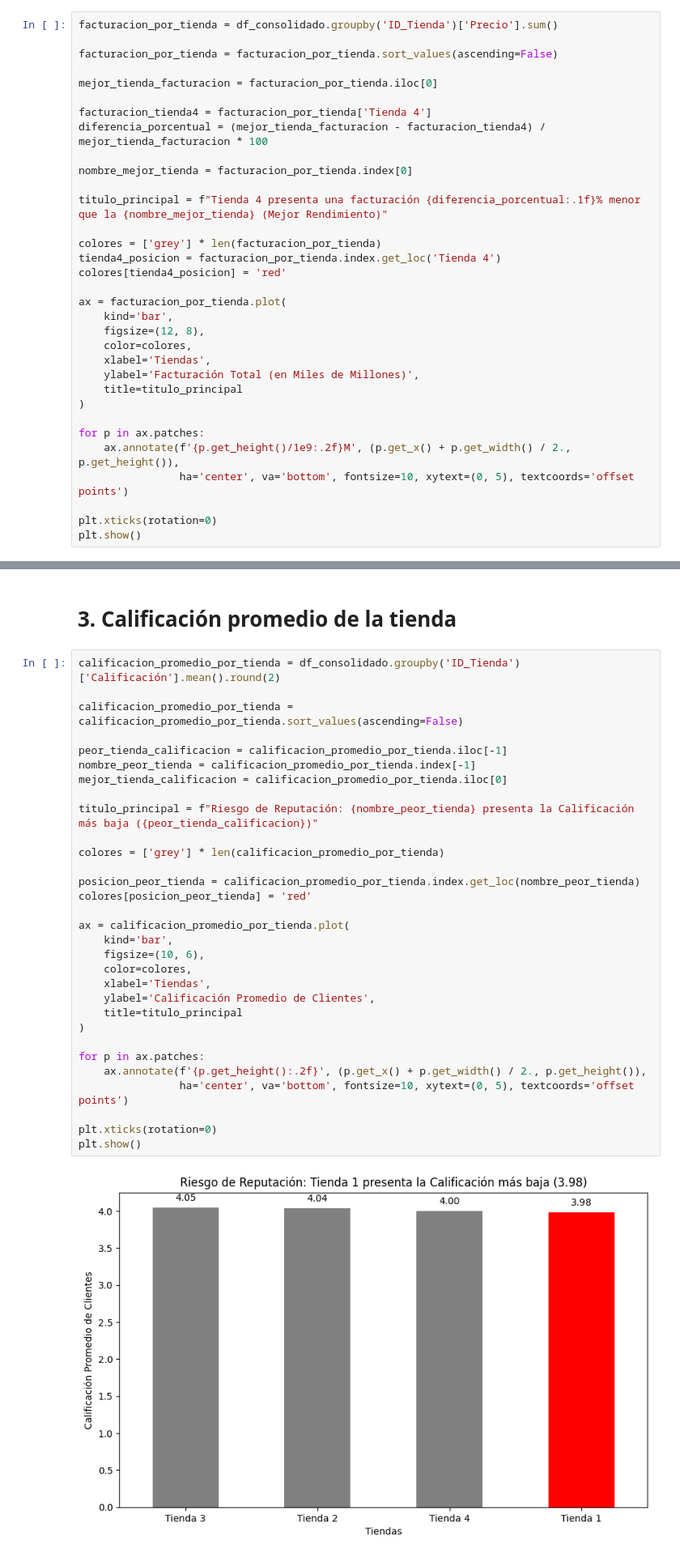
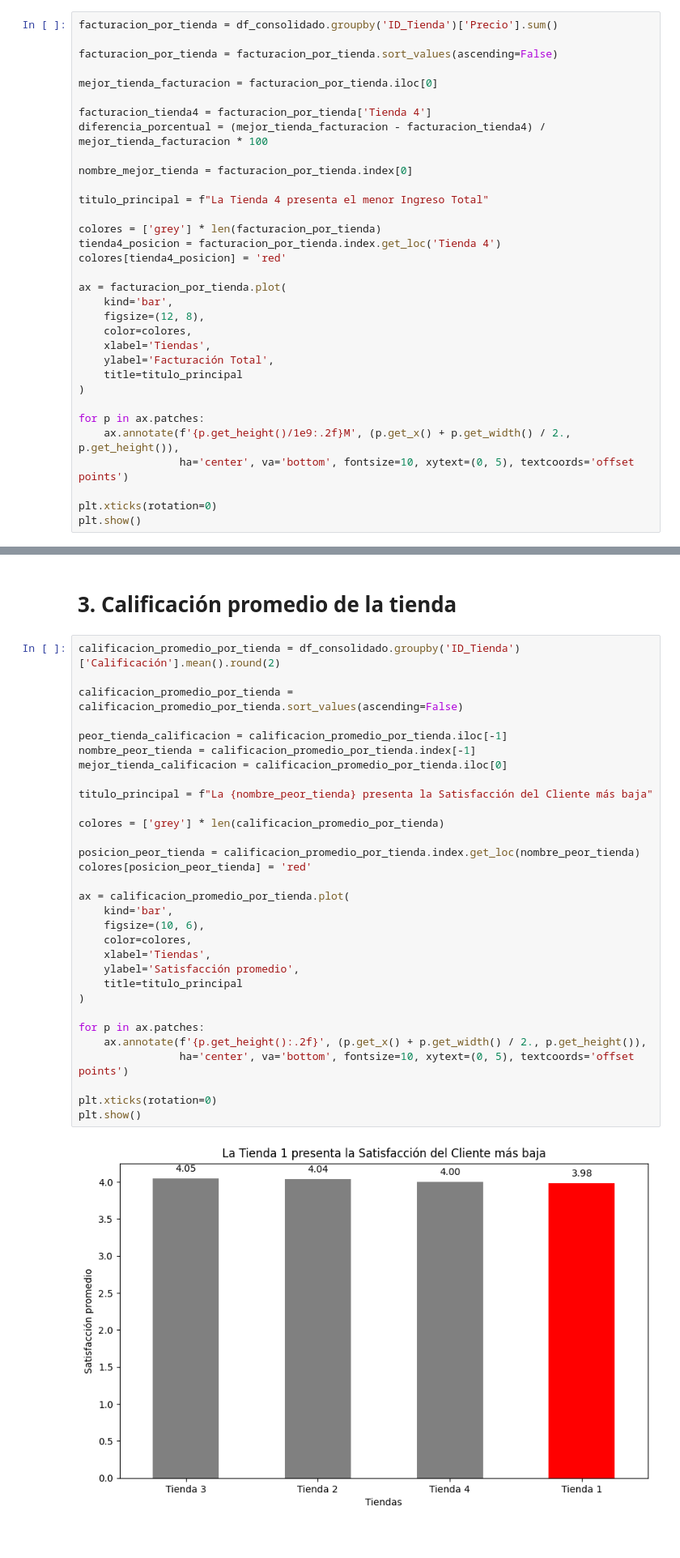
Before and after one commit to DevEnriquegd/ca-alura-store, a Jupyter notebook: AluraStore_JEGD.ipynb, the cells around one changed output, grey strips where cells are left out. Shown: that part at 81% size. Drawn from its saved outputs; the diff is of its cells as text.

```diff
--- a/AluraStore_JEGD.ipynb
+++ b/AluraStore_JEGD.ipynb
@@ -50,7 +50,7 @@ diferencia_porcentual = (mejor_tienda_facturacion - facturacion_tienda4) / mejor
 
 nombre_mejor_tienda = facturacion_por_tienda.index[0]
 
-titulo_principal = f"Tienda 4 presenta una facturación {diferencia_porcentual:.1f}% menor que la {nombre_mejor_tienda} (Mejor Rendimiento)"
+titulo_principal = f"La Tienda 4 presenta el menor Ingreso Total"
 
 colores = ['grey'] * len(facturacion_por_tienda)
 tienda4_posicion = facturacion_por_tienda.index.get_loc('Tienda 4')
@@ -61,7 +61,7 @@ ax = facturacion_por_tienda.plot(
     figsize=(12, 8),
     color=colores,
     xlabel='Tiendas',
-    ylabel='Facturación Total (en Miles de Millones)',
+    ylabel='Facturación Total',
     title=titulo_principal
 )
 
@@ -101,36 +102,36 @@ plt.show()
 # %%
 calificacion_promedio_por_tienda = df_consolidado.groupby('ID_Tienda')['Calificación'].mean().round(2)
 
 calificacion_promedio_por_tienda = calificacion_promedio_por_tienda.sort_values(ascending=False)
 
 peor_tienda_calificacion = calificacion_promedio_por_tienda.iloc[-1]
 nombre_peor_tienda = calificacion_promedio_por_tienda.index[-1]
 mejor_tienda_calificacion = calificacion_promedio_por_tienda.iloc[0]
 
-titulo_principal = f"Riesgo de Reputación: {nombre_peor_tienda} presenta la Calificación más baja ({peor_tienda_calificacion})"
+titulo_principal = f"La {nombre_peor_tienda} presenta la Satisfacción del Cliente más baja"
 
 colores = ['grey'] * len(calificacion_promedio_por_tienda)
 
 posicion_peor_tienda = calificacion_promedio_por_tienda.index.get_loc(nombre_peor_tienda)
 colores[posicion_peor_tienda] = 'red'
 
 ax = calificacion_promedio_por_tienda.plot(
     kind='bar',
     figsize=(10, 6),
     color=colores,
     xlabel='Tiendas',
-    ylabel='Calificación Promedio de Clientes',
+    ylabel='Satisfacción promedio',
     title=titulo_principal
 )
 
 for p in ax.patches:
     ax.annotate(f'{p.get_height():.2f}', (p.get_x() + p.get_width() / 2., p.get_height()),
                 ha='center', va='bottom', fontsize=10, xytext=(0, 5), textcoords='offset points')
 
 plt.xticks(rotation=0)
 plt.show()
 # %% [output]
-[figure, old version]
+[figure, new version]
 # %% [markdown]
 # 4. Productos más y menos vendidos
 # %%
```
Also changed, not shown: parts of 15 cells of this notebook.
